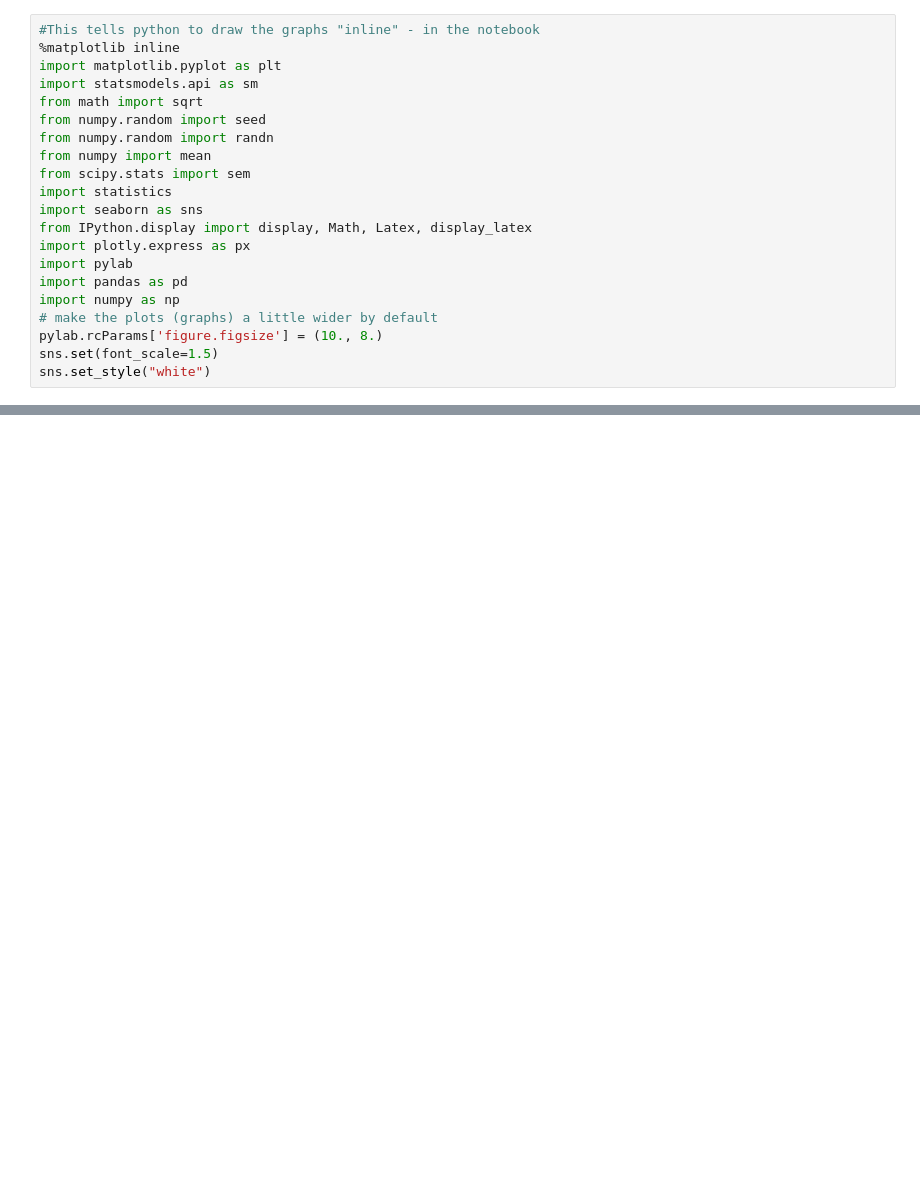
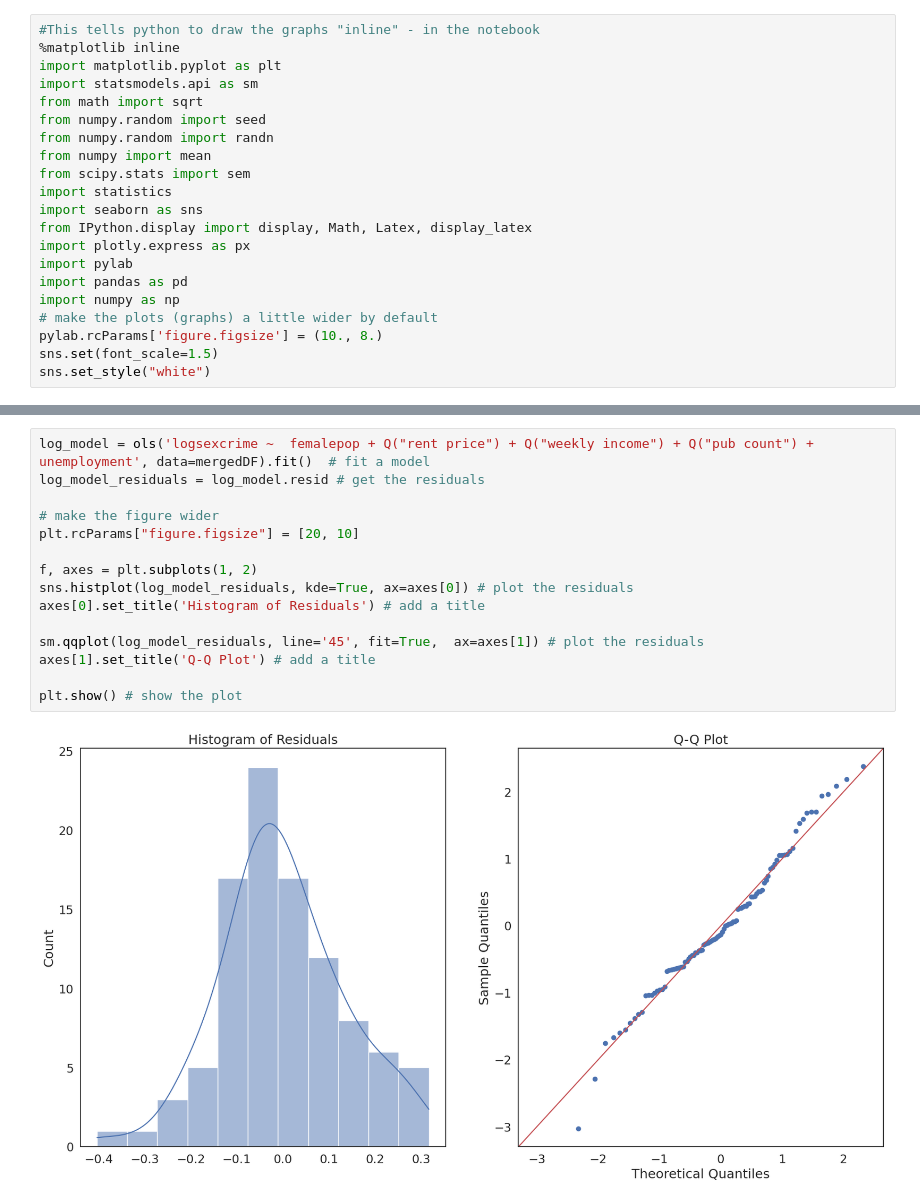
Before and after one commit to greypen2006/biophilic-design, a Jupyter notebook: OLS.ipynb, the cells around one changed output, grey strips where cells are left out. Cells and saved outputs as stored; diff of their text form; blank space fills up the shorter version.

```diff
--- a/OLS.ipynb
+++ b/OLS.ipynb
@@ -742,0 +289,17 @@ MissingDataError: exog contains inf or nans
+# %%
+log_model = ols('logsexcrime ~  femalepop + Q("rent price") + Q("weekly income") + Q("pub count") + unemployment', data=mergedDF).fit()  # fit a model
+log_model_residuals = log_model.resid # get the residuals
+
+# make the figure wider
+plt.rcParams["figure.figsize"] = [20, 10]
+
+f, axes = plt.subplots(1, 2)
+sns.histplot(log_model_residuals, kde=True, ax=axes[0]) # plot the residuals
+axes[0].set_title('Histogram of Residuals') # add a title
+
+sm.qqplot(log_model_residuals, line='45', fit=True,  ax=axes[1]) # plot the residuals
+axes[1].set_title('Q-Q Plot') # add a title
+
+plt.show() # show the plot
+# %% [output]
+[figure, added]
```
Also changed, not shown: parts of 133 cells of this notebook.
